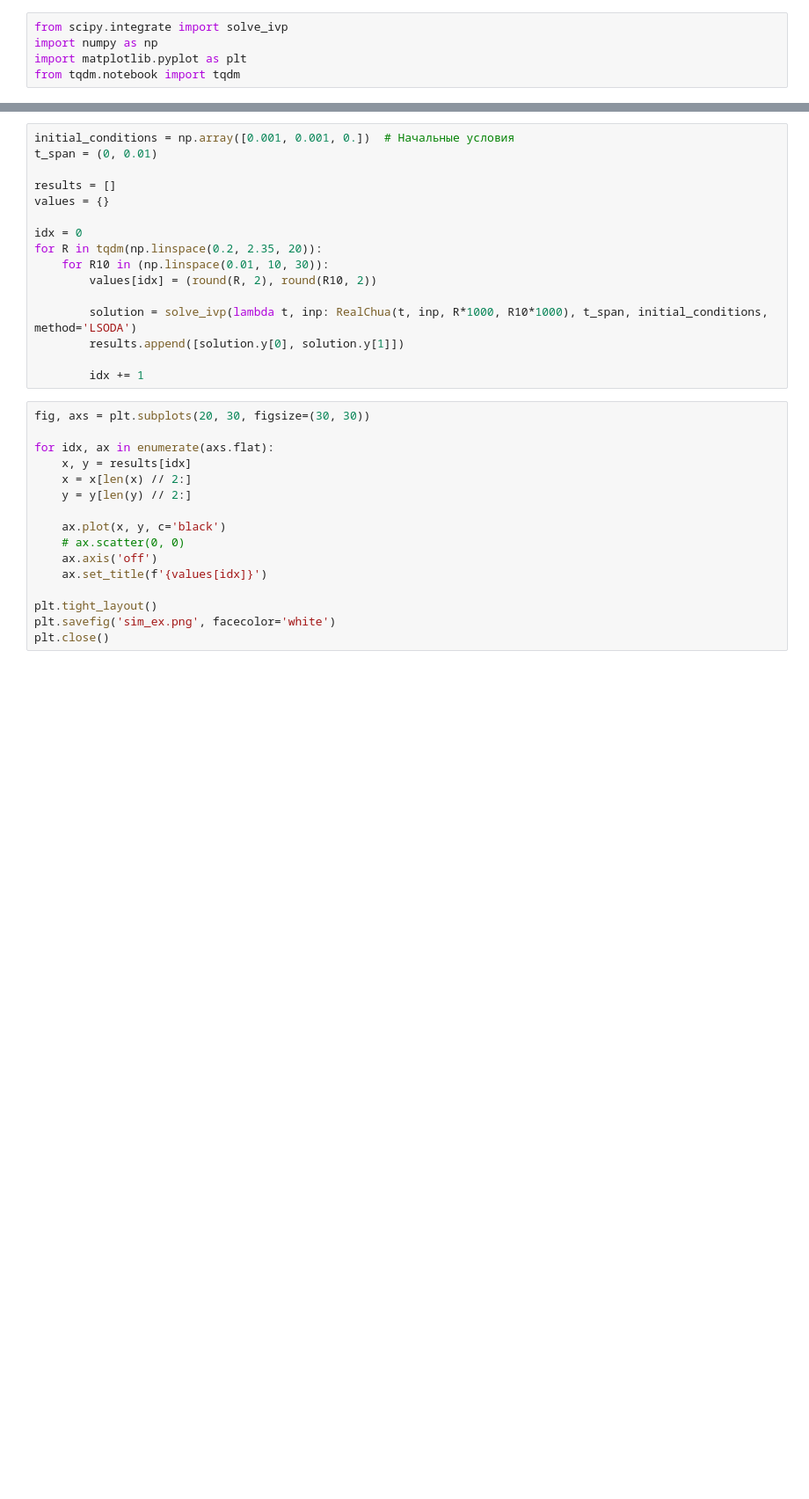
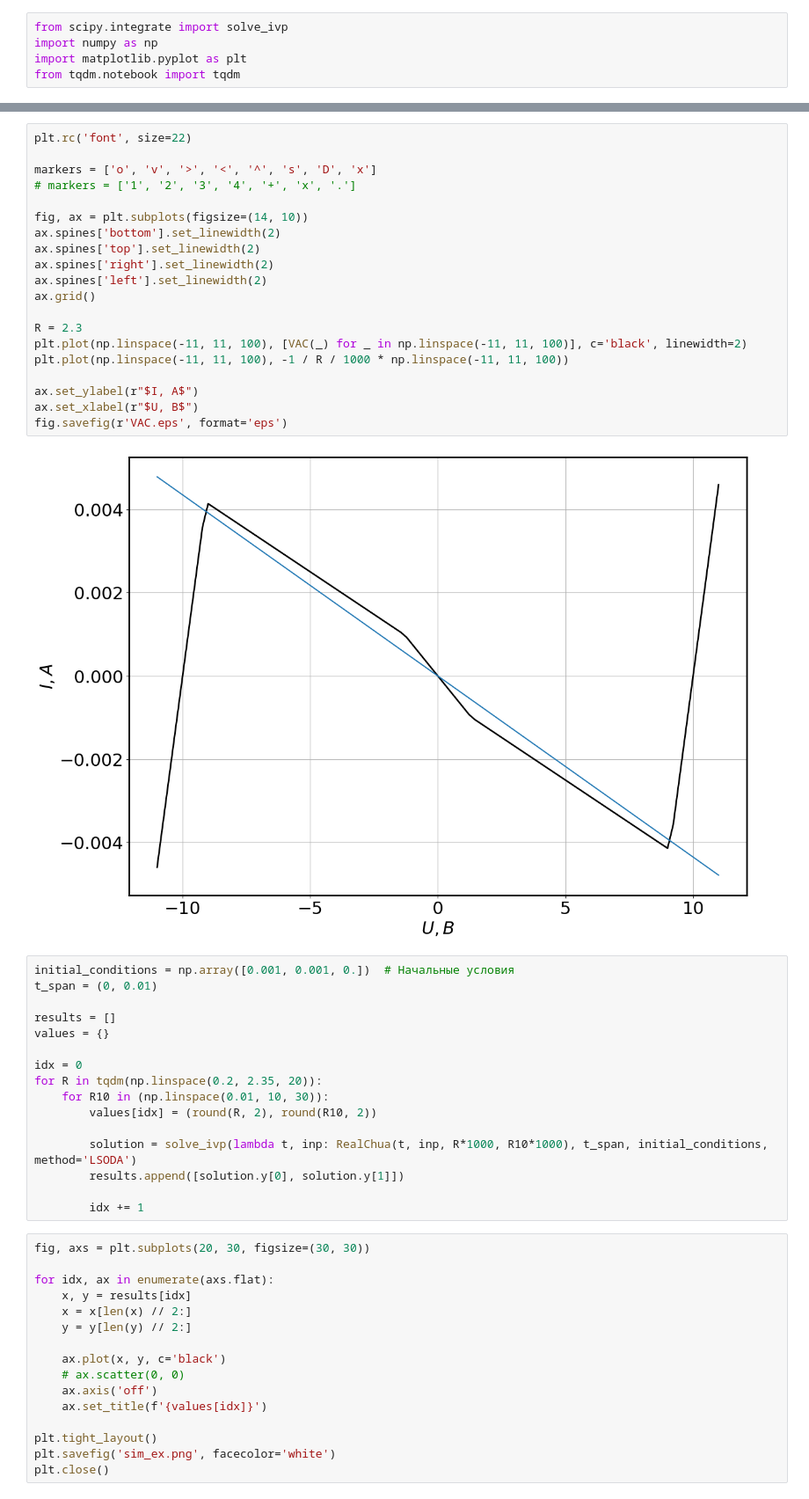
Before and after one commit to AndryDeveloper/chua-s_curcuit, a Jupyter notebook: simulation/simulator.ipynb, the cells around one changed output, grey strips where cells are left out. Shown at 88% size. Cells and saved outputs as stored; diff of their text form; blank space fills up the shorter version.

```diff
--- a/simulation/simulator.ipynb
+++ b/simulation/simulator.ipynb
@@ -71,3 +110,25 @@ def RealChua(t, inp, R, R10):
+# %%
+plt.rc('font', size=22)
+
+markers = ['o', 'v', '>', '<', '^', 's', 'D', 'x']
+# markers = ['1', '2', '3', '4', '+', 'x', '.']
+
+fig, ax = plt.subplots(figsize=(14, 10))
+ax.spines['bottom'].set_linewidth(2)
+ax.spines['top'].set_linewidth(2)
+ax.spines['right'].set_linewidth(2)
+ax.spines['left'].set_linewidth(2)
+ax.grid()
+
+R = 2.3
+plt.plot(np.linspace(-11, 11, 100), [VAC(_) for _ in np.linspace(-11, 11, 100)], c='black', linewidth=2)
+plt.plot(np.linspace(-11, 11, 100), -1 / R / 1000 * np.linspace(-11, 11, 100))
+
+ax.set_ylabel(r"$I, А$")
+ax.set_xlabel(r"$U, В$")
+fig.savefig(r'VAC.eps', format='eps')
+# %% [output]
+[figure, added]
 # %%
 initial_conditions = np.array([0.001, 0.001, 0.])  # Начальные условия
 t_span = (0, 0.01)
```
Also changed, not shown: parts of 1 cell of this notebook, 5 other files.
